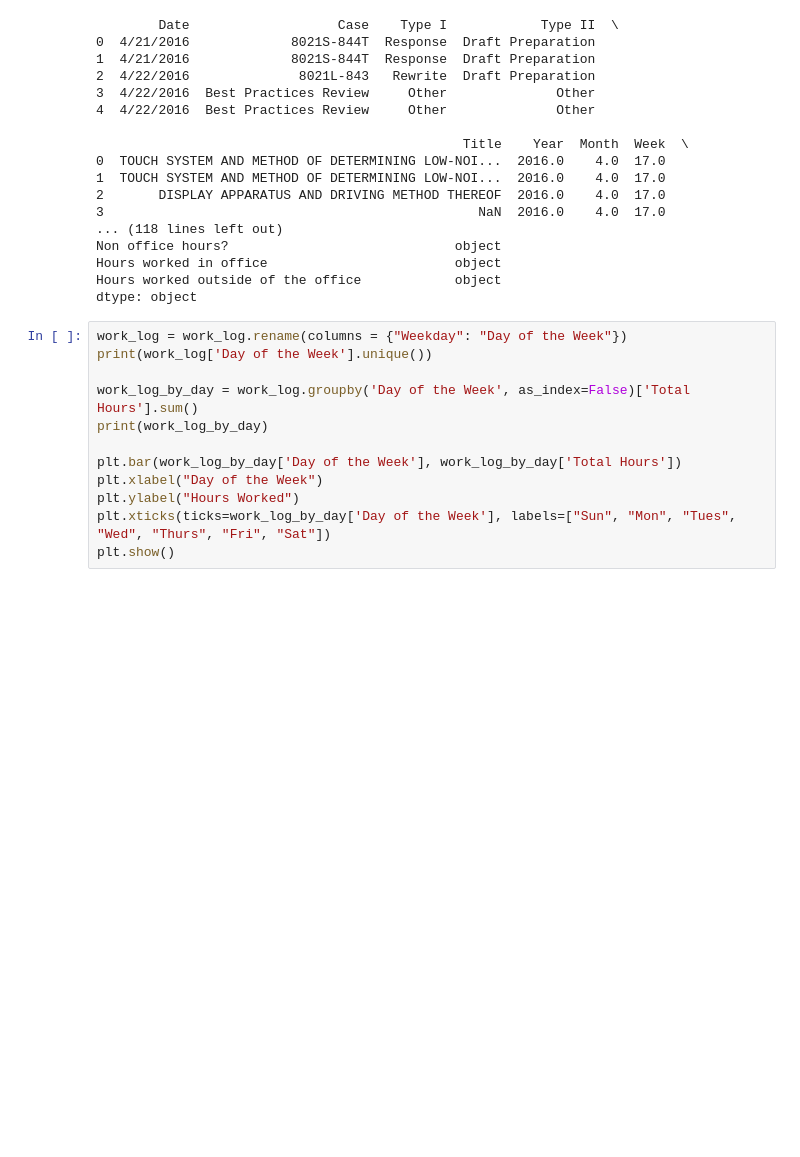
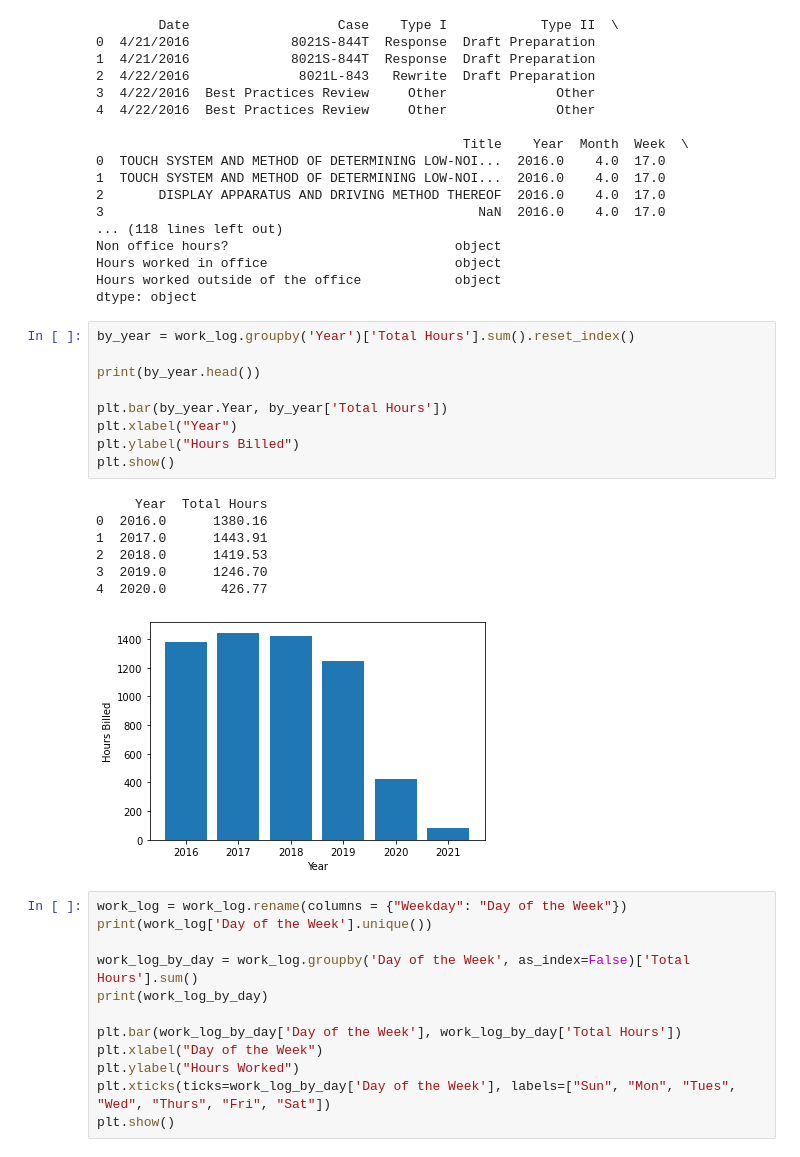
Before and after one commit to kinnikuren/work_analysis, a Jupyter notebook: work_analysis.ipynb, the cells around one changed output. Saved outputs shown, nothing was run; the diff lists cells and outputs as text; blank space fills up the shorter version.

```diff
--- a/work_analysis.ipynb
+++ b/work_analysis.ipynb
@@ -37,6 +37,23 @@ Non office hours?                             object
 Hours worked in office                        object
 Hours worked outside of the office            object
 dtype: object
+# %%
+by_year = work_log.groupby('Year')['Total Hours'].sum().reset_index()
+
+print(by_year.head())
+
+plt.bar(by_year.Year, by_year['Total Hours'])
+plt.xlabel("Year")
+plt.ylabel("Hours Billed")
+plt.show()
+# %% [output]
+     Year  Total Hours
+0  2016.0      1380.16
+1  2017.0      1443.91
+2  2018.0      1419.53
+3  2019.0      1246.70
+4  2020.0       426.77
+[figure, added]
 # %%
 work_log = work_log.rename(columns = {"Weekday": "Day of the Week"})
 print(work_log['Day of the Week'].unique())
```
Also changed, not shown: parts of 1 cell of this notebook.
